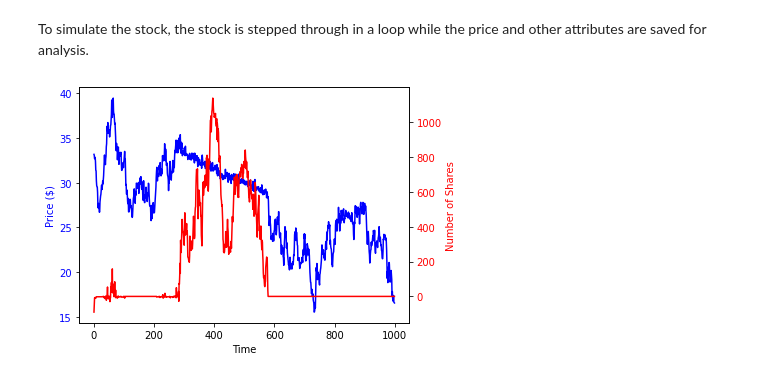
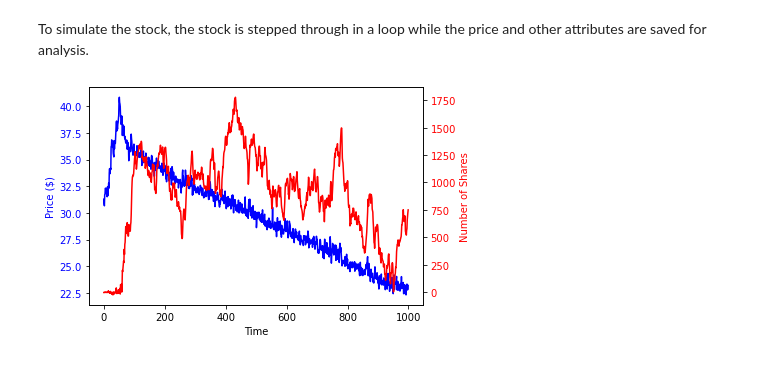
Before and after one commit to seandonker/StockPriceSmiluation, a Jupyter notebook: SimulationV3 (3).ipynb, the cells around one changed output. Saved outputs shown, nothing was run; the diff lists cells and outputs as text; code cells hidden in the pictures.

```diff
--- a/SimulationV3 (3).ipynb
+++ b/SimulationV3 (3).ipynb
@@ -130,8 +130,7 @@ Creating the Stock
 ------------------
 In order to create variation in the Joes to model variations in how people think, random attributes will be assigned to each Joe within a range. Each Joe will have a random amount of shares owned, wealth, previous purchase price, and his own 'tendincies'.
 # %%
-np.random.seed(1)
-numHolders = 1000
+numHolders = 500
 
 sharesOwned = np.random.randint(low=20, high=50, size=numHolders)
 
@@ -139,7 +138,7 @@ wealth = np.random.randint(low=200, high=2000, size=numHolders)
 
 purchasePrice = np.random.uniform(low=30, high=60, size=numHolders)
 
-sellProb = np.random.uniform(low=0.01, high=0.2, size=numHolders)
+sellProb = np.random.uniform(low=0.01, high=0.1, size=numHolders)
 
 buyProb = np.random.uniform(low=0.1, high=0.2, size=numHolders)
 
@@ -162,17 +161,16 @@ for i in range(simulationSteps):
 # %%
 fig, ax1 = plt.subplots()
 
 ax1.plot(price, color='blue')
 ax1.set_xlabel('Time')
 ax1.set_ylabel('Price ($)', color='blue')
 ax1.tick_params(axis='y', labelcolor='blue')
 
 ax2 = ax1.twinx()
 ax2.plot(freeShares, color='red')
 ax2.set_ylabel('Number of Shares', color='red')
 ax2.tick_params(axis='y', labelcolor='red')
-plt.tight_layout()
-plt.savefig("moreshareholders.jpg")
+
 plt.show()
 # %% [output]
-[figure, old version]
+[figure, new version]
```
Also changed, not shown: parts of 8 cells of this notebook.
